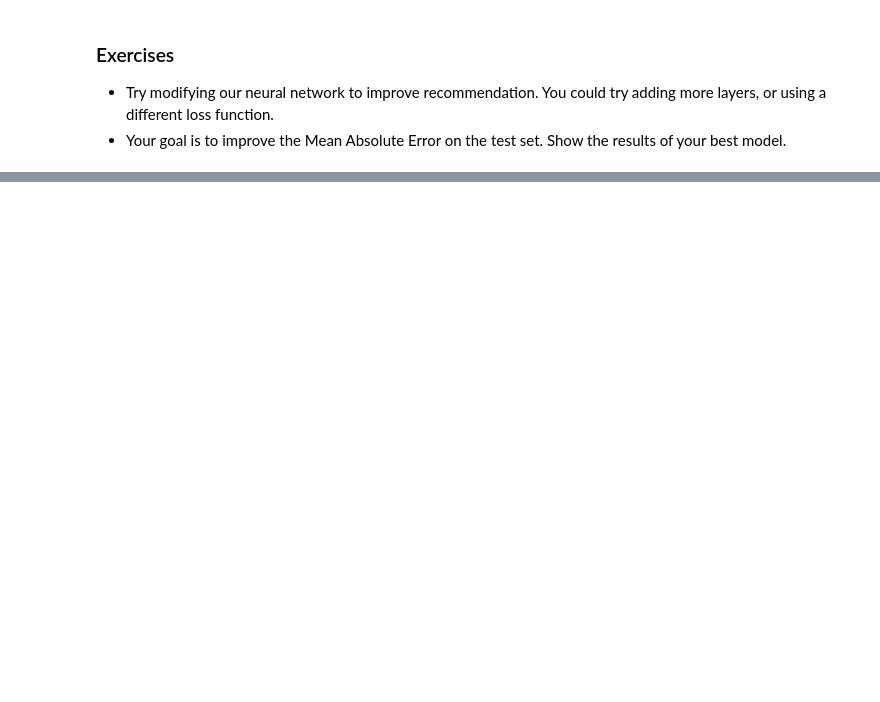
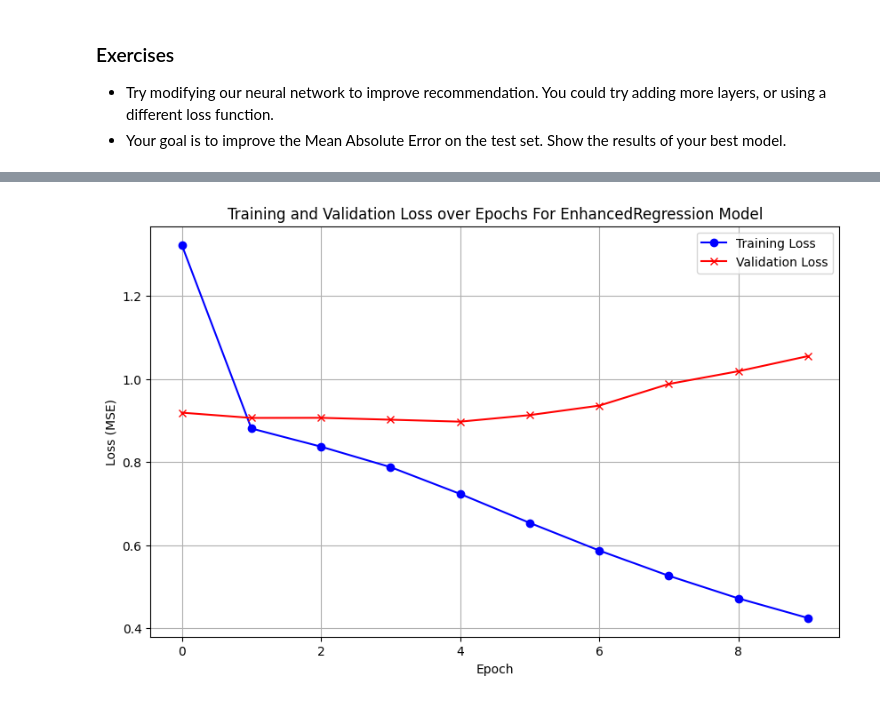
Before and after one commit to zekiyerdem/deep_learning, a Jupyter notebook: 01_materials/labs/lab_3.ipynb, the cells around one changed output, grey strips where cells are left out. Cells and saved outputs as stored; diff of their text form; code cells hidden in the pictures; blank space fills up the shorter version.

```diff
--- a/01_materials/labs/lab_3.ipynb
+++ b/01_materials/labs/lab_3.ipynb
@@ -610,0 +753,25 @@ Epoch 10/10
+# %%
+# Assuming all_ratings is a DataFrame containing 'user_id', 'item_id', and 'rating'
+max_user_id = all_ratings['user_id'].max()
+max_item_id = all_ratings['item_id'].max()
+# %%
+from tensorflow.keras.losses import MeanSquaredError
+from tensorflow.keras.optimizers import Adam
+
+# Split data into training and test sets
+train_data, test_data = train_test_split(all_ratings, test_size=0.2, random_state=42)
+
+train_user_ids = train_data['user_id'].values
+train_item_ids = train_data['item_id'].values
+train_ratings = train_data['rating'].values
+
+test_user_ids = test_data['user_id'].values
+test_item_ids = test_data['item_id'].values
+test_ratings = test_data['rating'].values
+
+embedding_size = 64
+model = EnhancedRegressionModel(embedding_size, max_user_id, max_item_id)
+model.compile(optimizer=Adam(), loss=MeanSquaredError())
+# %%
+# Training the model
+history1 = model.fit([train_user_ids, train_item_ids], train_ratings, epochs=10, batch_size=64, validation_split=0.1)
@@ -610,0 +866,13 @@ Epoch 10/10
+# %%
+# Plotting training history for EnhancedRegression Model
+plt.figure(figsize=(10, 6))
+plt.plot(history1.history['loss'], label='Training Loss', color='blue', marker='o')
+plt.plot(history1.history['val_loss'], label='Validation Loss', color='red', marker='x')
+plt.xlabel('Epoch')
+plt.ylabel('Loss (MSE)')
+plt.title('Training and Validation Loss over Epochs For EnhancedRegression Model')
+plt.legend()
+plt.grid(True)
+plt.show()
+# %% [output]
+[figure, added]
```
Also changed, not shown: parts of 27 cells of this notebook.
